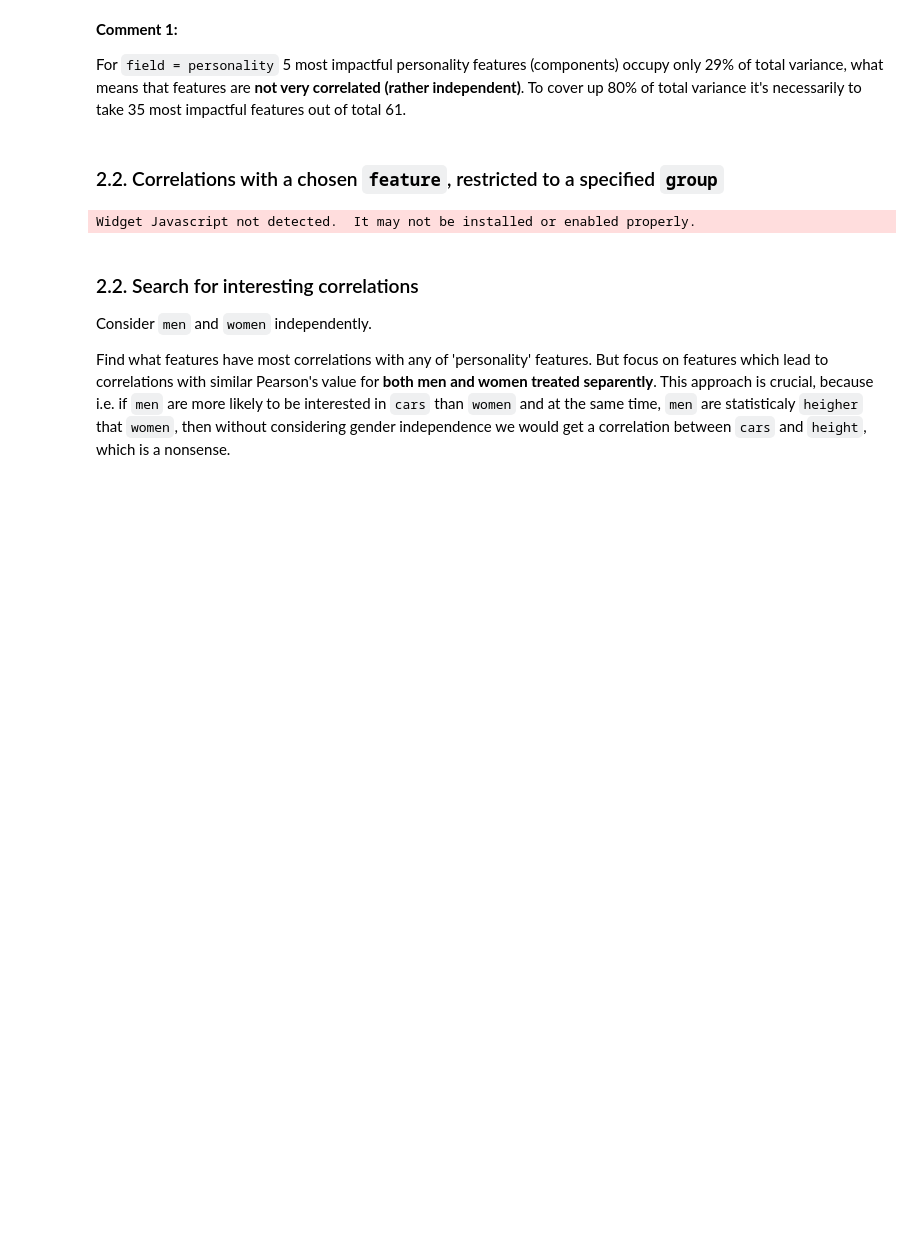
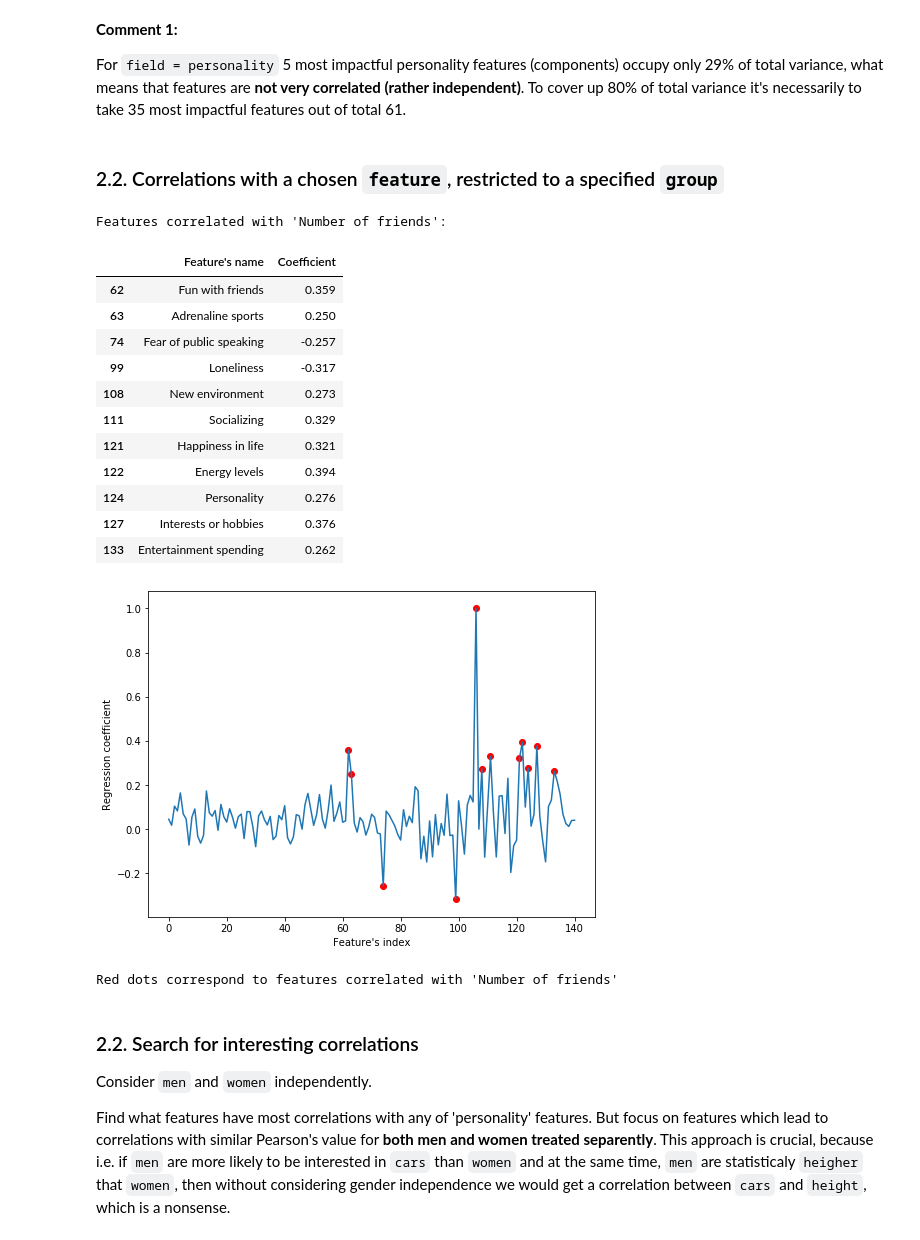
Before and after one commit to KrystianPlackowski/Young-People-Survey, a Jupyter notebook: main.ipynb, the cells around one changed output. Cells and saved outputs as stored; diff of their text form; code cells hidden in the pictures; blank space fills up the shorter version.

```diff
--- a/main.ipynb
+++ b/main.ipynb
@@ -164,34 +173,51 @@ def Correlate_with(feature, group):
     # Select 1 columns from correlation's table for specified `group`
 
     correlations = [responses_int_filtered[feature].corr(responses_int_filtered[f]) for f in cols]
 
     # Filter, leaving only interesting correlations
 
     df = pd.DataFrame(correlations, columns = ['Correlations'])
     df = df[abs(df['Correlations']) > 0.25]
 
     # Make pretty visialisation for selected column
 
     corr_features = [cols[f] for f in df.index]
     corr = responses_int_filtered[corr_features].corr().loc[:,feature]
 
     print("Features correlated with '{}':".format(feature))
     corr_ = {'Feature\'s name':corr.index, 'Coefficient':round(corr,3).to_list()}
     corr_ = pd.DataFrame(corr_, index = df.index)
     corr_ = corr_[corr_['Feature\'s name'] != feature]
     display(corr_)
 
     # Visualise the plot
 
     plt.figure(figsize=(8,6))
     plt.plot(correlations)
     plt.xlabel('Feature\'s index')
     plt.ylabel('Regression coefficient')
     plt.scatter(df.index, np.array(corr), c='r')
     plt.show()
     print("Red dots correspond to features correlated with '{}'".format(feature))
+
+if running == 0:
+    Correlate_with(106, 'all')
 # %% [output]
-Widget Javascript not detected.  It may not be installed or enabled properly.
+Features correlated with 'Number of friends':
+|  | Feature's name | Coefficient |
+| 62 | Fun with friends | 0.359 |
+| 63 | Adrenaline sports | 0.250 |
+| 74 | Fear of public speaking | -0.257 |
+| 99 | Loneliness | -0.317 |
+| 108 | New environment | 0.273 |
+| 111 | Socializing | 0.329 |
+| 121 | Happiness in life | 0.321 |
+| 122 | Energy levels | 0.394 |
+| 124 | Personality | 0.276 |
+| 127 | Interests or hobbies | 0.376 |
+| 133 | Entertainment spending | 0.262 |
+[figure, added]
+Red dots correspond to features correlated with 'Number of friends'
 # %% [markdown]
 ### 2.2. Search for interesting correlations
 Consider `men` and `women` independently.
```
Also changed, not shown: parts of 10 cells of this notebook.
